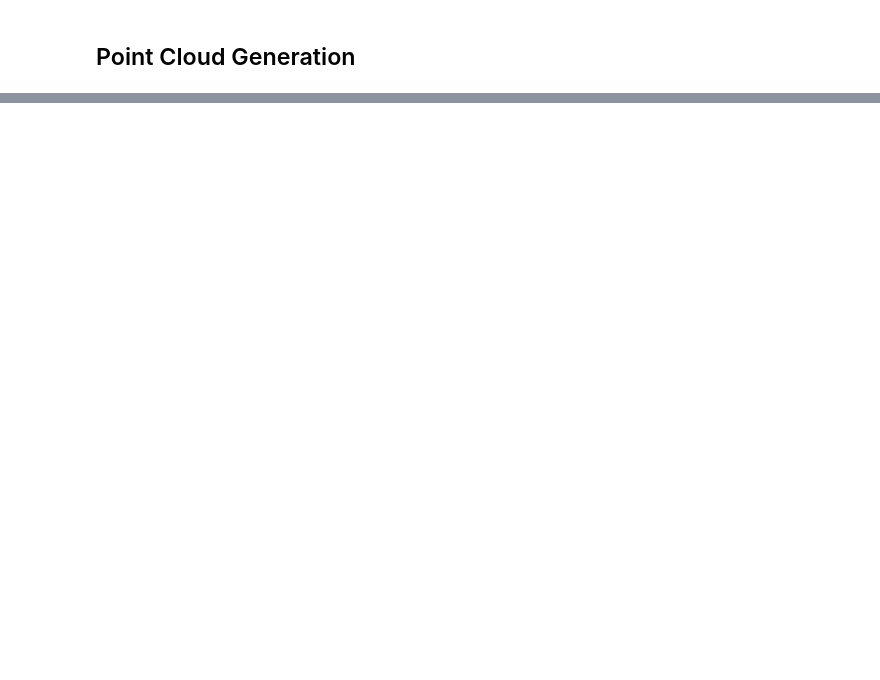
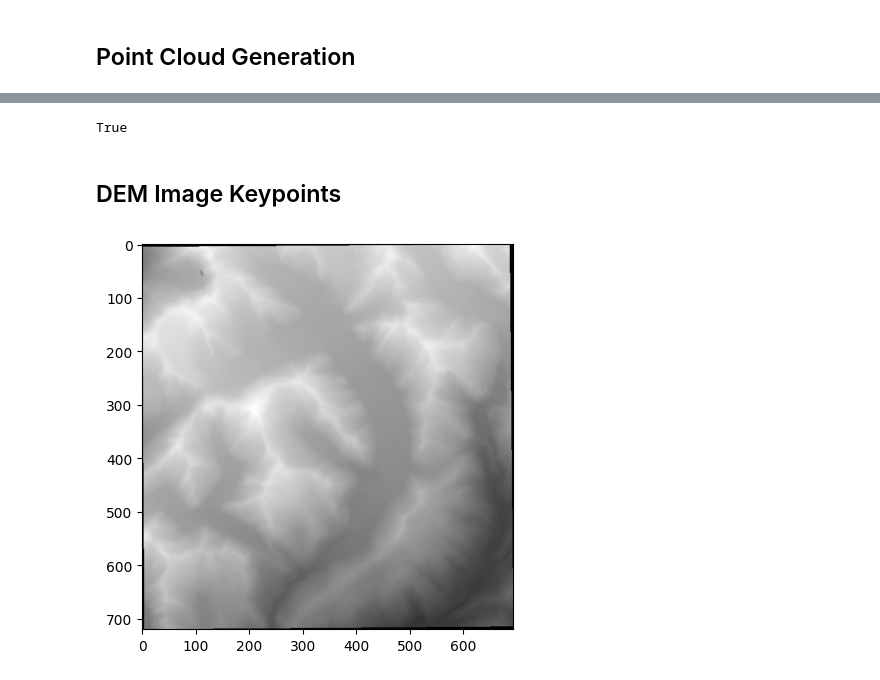
Before and after one commit to behzadgolparvar/semi-auto-monoplotting, a Jupyter notebook: DEM-Keypoint-detection.ipynb, the cells around one changed output, grey strips where cells are left out. Saved outputs shown, nothing was run; the diff lists cells and outputs as text; code cells hidden in the pictures; blank space fills up the shorter version.

Commit message:
DEM keypoints

```diff
--- a/DEM-Keypoint-detection.ipynb
+++ b/DEM-Keypoint-detection.ipynb
@@ -426,0 +88,15 @@ print(g[202,303])
+# %%
+DEM_Image = ((g/g.max())*255).astype('uint8')
+cv2.imwrite('data/DEM_Image_Gray_No_deletion.jpg', DEM_Image)
+# %% [output]
+True
+# %% [markdown]
+## DEM Image Keypoints
+# %%
+DEM_Image = cv2.imread('data/DEM_Image_Gray_No_deletion.jpg', cv2.COLOR_BGR2GRAY)
+
+fig = plt.figure(figsize = (10, 5))
+plt.imshow(DEM_Image, cmap='gray')
+plt.show()
+# %% [output]
+[figure, added]
```
Also changed, not shown: parts of 69 cells of this notebook, 2 other files.
